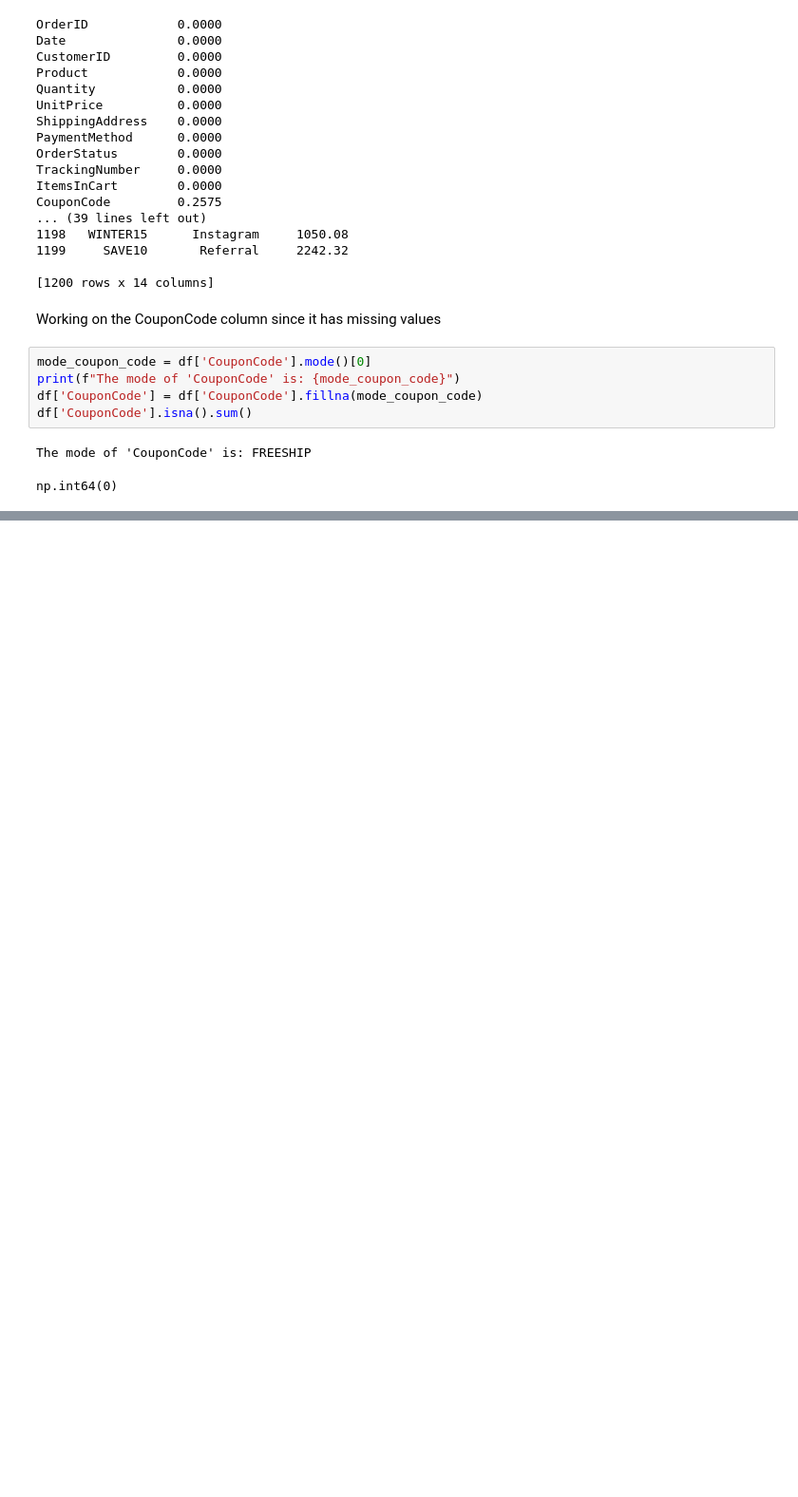
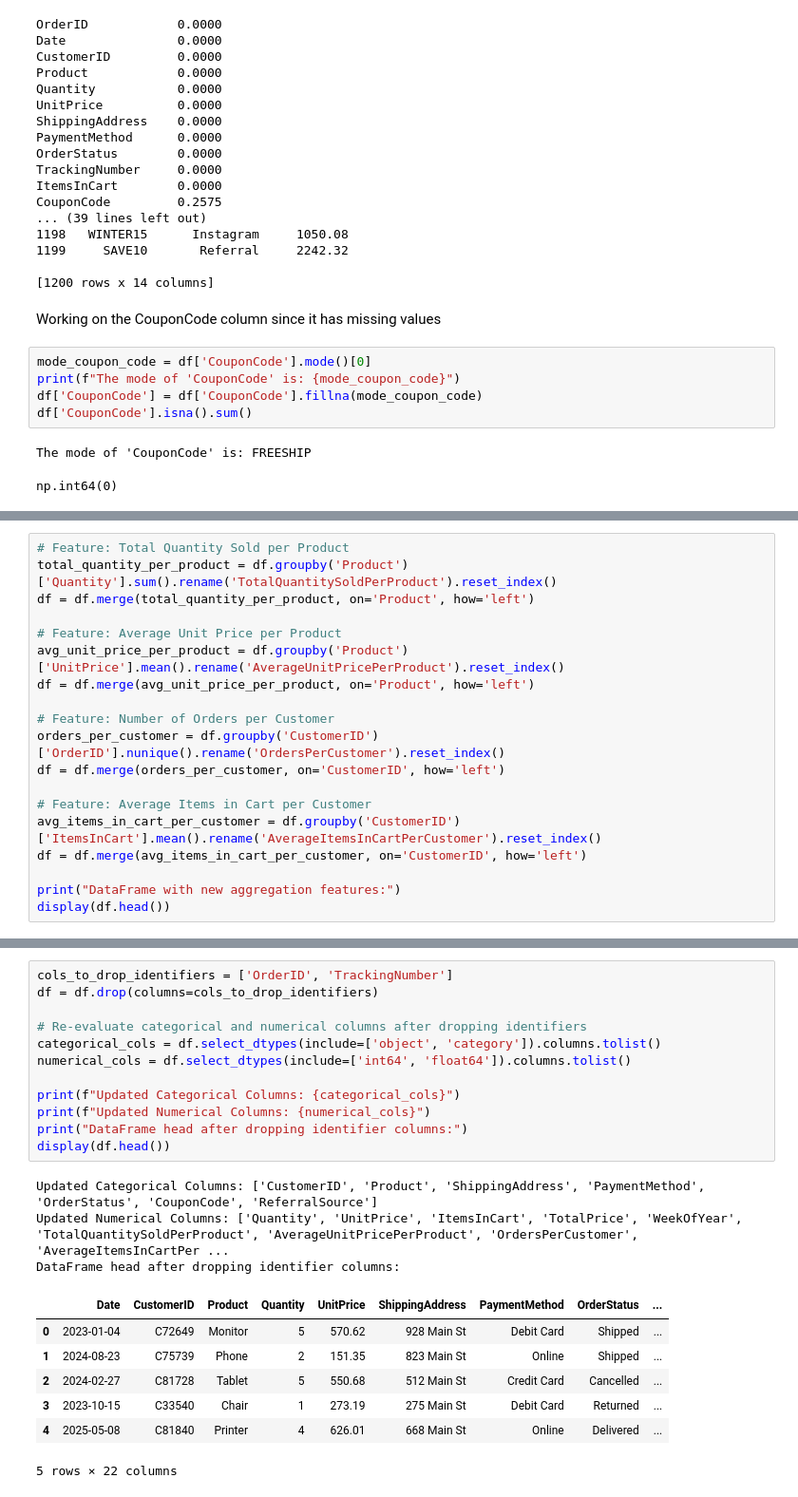
Before and after one commit to kuteesatendojeremiah/decodelabs_DS_intern_work, a Jupyter notebook: project_1.ipynb, the cells around one changed output, grey strips where cells are left out. Shown at 95% size. Cells and saved outputs as stored; diff of their text form; blank space fills up the shorter version.

```diff
--- a/project_1.ipynb
+++ b/project_1.ipynb
@@ -114,0 +157,19 @@ np.int64(0)
+# %%
+# Feature: Total Quantity Sold per Product
+total_quantity_per_product = df.groupby('Product')['Quantity'].sum().rename('TotalQuantitySoldPerProduct').reset_index()
+df = df.merge(total_quantity_per_product, on='Product', how='left')
+
+# Feature: Average Unit Price per Product
+avg_unit_price_per_product = df.groupby('Product')['UnitPrice'].mean().rename('AverageUnitPricePerProduct').reset_index()
+df = df.merge(avg_unit_price_per_product, on='Product', how='left')
+
+# Feature: Number of Orders per Customer
+orders_per_customer = df.groupby('CustomerID')['OrderID'].nunique().rename('OrdersPerCustomer').reset_index()
+df = df.merge(orders_per_customer, on='CustomerID', how='left')
+
+# Feature: Average Items in Cart per Customer
+avg_items_in_cart_per_customer = df.groupby('CustomerID')['ItemsInCart'].mean().rename('AverageItemsInCartPerCustomer').reset_index()
+df = df.merge(avg_items_in_cart_per_customer, on='CustomerID', how='left')
+
+print("DataFrame with new aggregation features:")
+display(df.head())
@@ -114,0 +203,23 @@ np.int64(0)
+# %%
+cols_to_drop_identifiers = ['OrderID', 'TrackingNumber']
+df = df.drop(columns=cols_to_drop_identifiers)
+
+# Re-evaluate categorical and numerical columns after dropping identifiers
+categorical_cols = df.select_dtypes(include=['object', 'category']).columns.tolist()
+numerical_cols = df.select_dtypes(include=['int64', 'float64']).columns.tolist()
+
+print(f"Updated Categorical Columns: {categorical_cols}")
+print(f"Updated Numerical Columns: {numerical_cols}")
+print("DataFrame head after dropping identifier columns:")
+display(df.head())
+# %% [output]
+Updated Categorical Columns: ['CustomerID', 'Product', 'ShippingAddress', 'PaymentMethod', 'OrderStatus', 'CouponCode', 'ReferralSource']
+Updated Numerical Columns: ['Quantity', 'UnitPrice', 'ItemsInCart', 'TotalPrice', 'WeekOfYear', 'TotalQuantitySoldPerProduct', 'AverageUnitPricePerProduct', 'OrdersPerCustomer', 'AverageItemsInCartPer ...
+DataFrame head after dropping identifier columns:
+|  | Date | CustomerID | Product | Quantity | UnitPrice | ShippingAddress | PaymentMethod | OrderStatus | ... |
+| 0 | 2023-01-04 | C72649 | Monitor | 5 | 570.62 | 928 Main St | Debit Card | Shipped | ... |
+| 1 | 2024-08-23 | C75739 | Phone | 2 | 151.35 | 823 Main St | Online | Shipped | ... |
+| 2 | 2024-02-27 | C81728 | Tablet | 5 | 550.68 | 512 Main St | Credit Card | Cancelled | ... |
+| 3 | 2023-10-15 | C33540 | Chair | 1 | 273.19 | 275 Main St | Debit Card | Returned | ... |
+| 4 | 2025-05-08 | C81840 | Printer | 4 | 626.01 | 668 Main St | Online | Delivered | ... |
+5 rows × 22 columns
```
Also changed, not shown: parts of 14 cells of this notebook.
